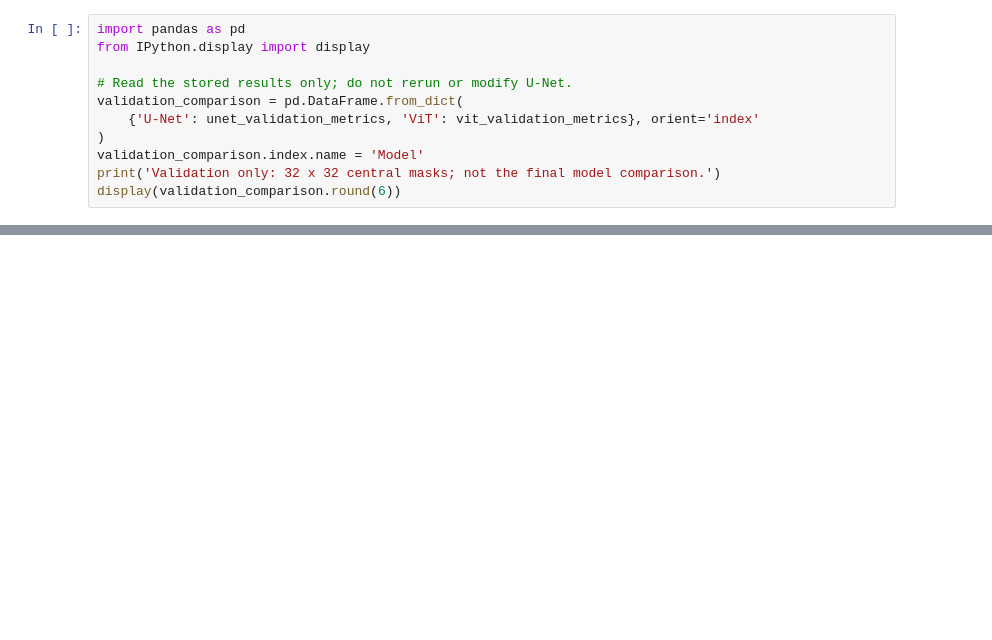
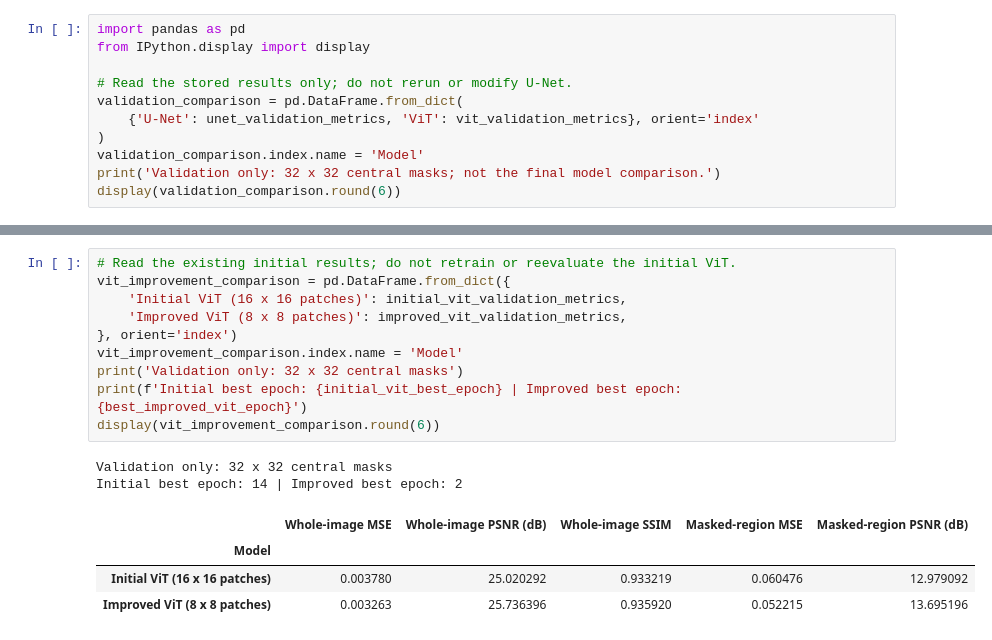
Before and after one commit to omiid-n99/cnn-vit-ensemble-classification, a Jupyter notebook: notebooks/image_inpainting.ipynb, the cells around one changed output, grey strips where cells are left out. Saved outputs shown, nothing was run; the diff lists cells and outputs as text; blank space fills up the shorter version.

```diff
--- a/notebooks/image_inpainting.ipynb
+++ b/notebooks/image_inpainting.ipynb
@@ -862,0 +1169,17 @@ display(validation_comparison.round(6))
+# %%
+# Read the existing initial results; do not retrain or reevaluate the initial ViT.
+vit_improvement_comparison = pd.DataFrame.from_dict({
+    'Initial ViT (16 x 16 patches)': initial_vit_validation_metrics,
+    'Improved ViT (8 x 8 patches)': improved_vit_validation_metrics,
+}, orient='index')
+vit_improvement_comparison.index.name = 'Model'
+print('Validation only: 32 x 32 central masks')
+print(f'Initial best epoch: {initial_vit_best_epoch} | Improved best epoch: {best_improved_vit_epoch}')
+display(vit_improvement_comparison.round(6))
+# %% [output]
+Validation only: 32 x 32 central masks
+Initial best epoch: 14 | Improved best epoch: 2
+|  | Whole-image MSE | Whole-image PSNR (dB) | Whole-image SSIM | Masked-region MSE | Masked-region PSNR (dB) |
+| Model |  |  |  |  |  |
+| Initial ViT (16 x 16 patches) | 0.003780 | 25.020292 | 0.933219 | 0.060476 | 12.979092 |
+| Improved ViT (8 x 8 patches) | 0.003263 | 25.736396 | 0.935920 | 0.052215 | 13.695196 |
```
Also changed, not shown: parts of 11 cells of this notebook.
